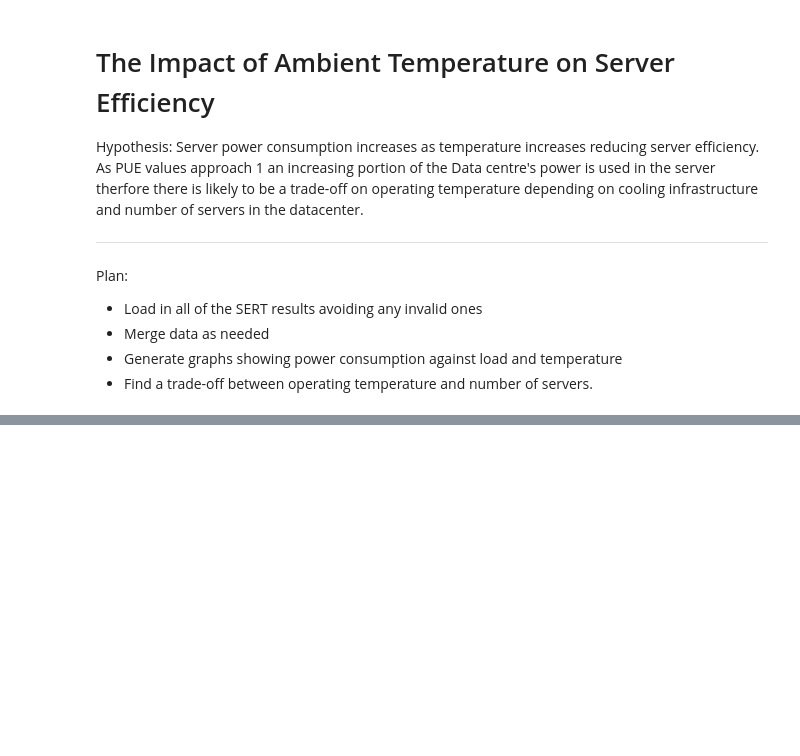
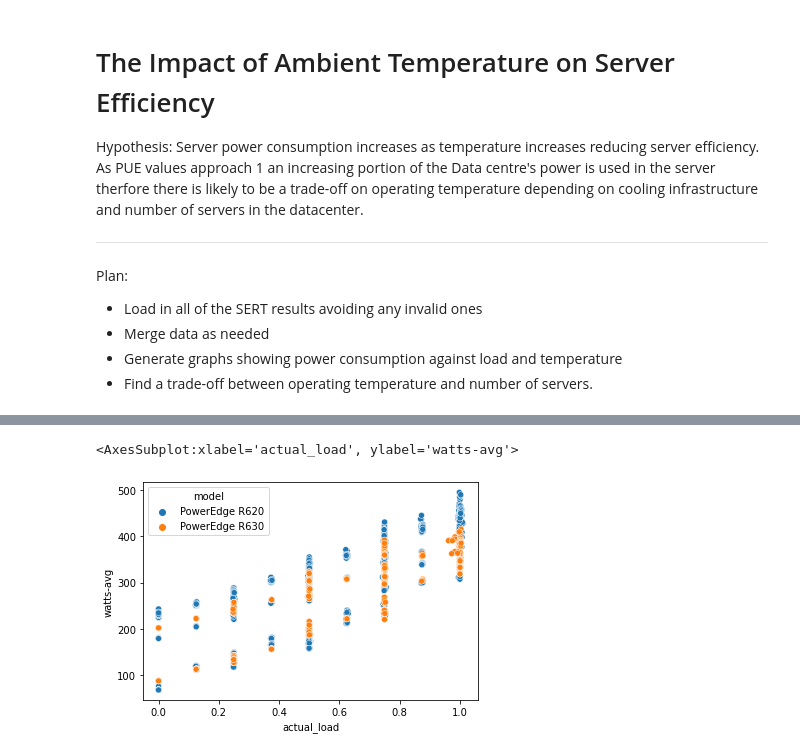
Before and after one commit to sjclement/sert-processing, a Jupyter notebook: Temperature_analysis.ipynb, the cells around one changed output, grey strips where cells are left out. Drawn from its saved outputs; the diff is of its cells as text; code cells hidden in the pictures; blank space fills up the shorter version.

Commit message:
correct timestamps and start graphing

```diff
--- a/Temperature_analysis.ipynb
+++ b/Temperature_analysis.ipynb
@@ -101,0 +109,12 @@ full_details
+# %%
+full_details.loc[full_details['workload'] == 'Idle', 'actual_load'] = 0
+# %%
+import seaborn as sns
+
+cpu = full_details[(full_details['workload'] == 'CPU')| (full_details['workload'] == 'Idle')]
+cpu = cpu[cpu['cpu'].str.contains('2690')]
+
+sns.scatterplot('actual_load', 'watts-avg', hue='model', data=cpu)
+# %% [output]
+<AxesSubplot:xlabel='actual_load', ylabel='watts-avg'>
+[figure, added]
```
Also changed, not shown: parts of 6 cells of this notebook, 1 other file.
